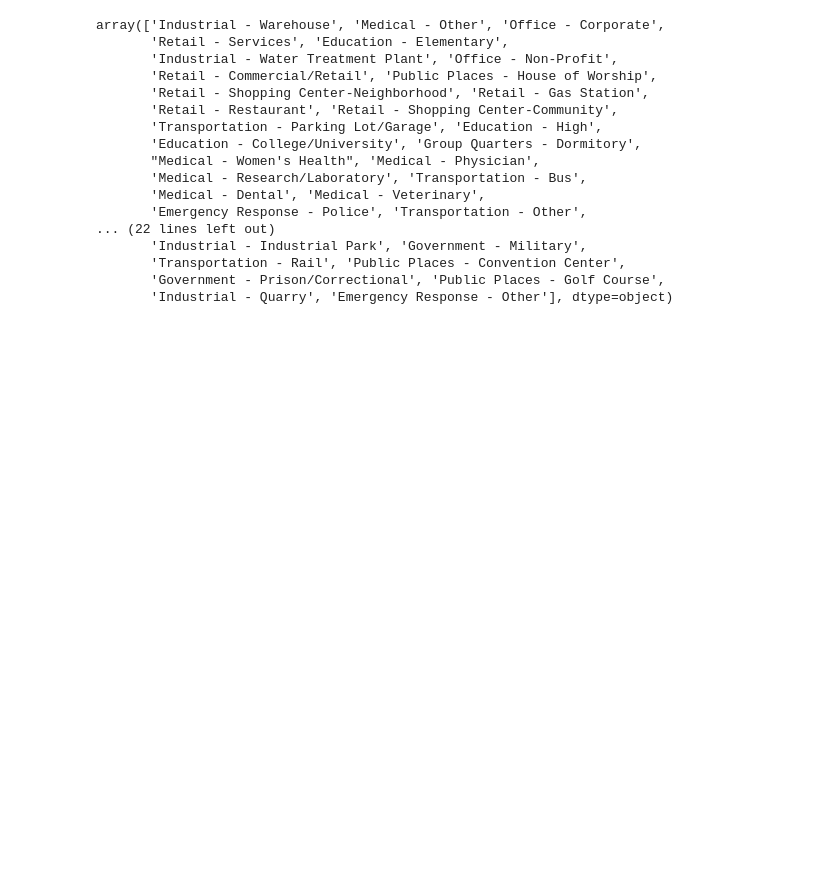
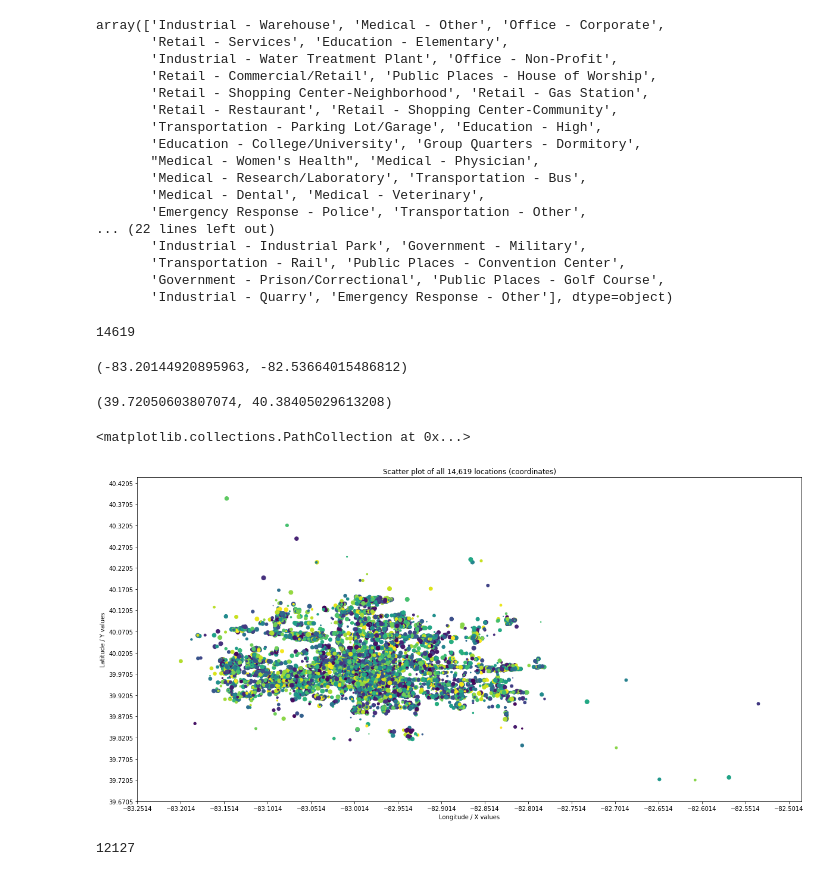
Before and after one commit to data-x-sp19/EVAC, a Jupyter notebook: NS_data.ipynb, the cells around one changed output. Saved outputs shown, nothing was run; the diff lists cells and outputs as text; code cells hidden in the pictures; blank space fills up the shorter version.

```diff
--- a/NS_data.ipynb
+++ b/NS_data.ipynb
@@ -18,3 +24,7 @@ df.head()
 | 2 | -82.978142 | 40.061762 | 5787327 | 811713.0 | 4661 KARL RD | Fresenius Kidney Care Central Ohi... | Medical - Other | NaN | Yes | Yes | ... |
 | 3 | -82.994076 | 39.952413 | 5787328 | 233764.0 | 500 S 4TH ST 1 | Advanced Auto Insurance Network | Office - Corporate | NaN | Yes | Yes | ... |
 | 4 | -83.012750 | 39.956807 | 5787329 | 589438.0 | 185 MCDOWELL ST | All American Welding | Retail - Services | NaN | Yes | Yes | ... |
+# %%
+#drop irrelevant columns
+df = df.drop(['POI_SOURCE', 'WEBSITE', 'OB_GYN', 'PEDIATRICS', 'PRIMARY_CARE'], axis=1)
+df.head()
@@ -38,3 +55,44 @@ array(['Industrial - Warehouse', 'Medical - Other', 'Office - Corporate',
        'Transportation - Rail', 'Public Places - Convention Center',
        'Government - Prison/Correctional', 'Public Places - Golf Course',
        'Industrial - Quarry', 'Emergency Response - Other'], dtype=object)
+# %%
+X_loc = df['X'] #longitude -> east/west
+Y_loc = df['Y'] #latitude -> north/south
+# %%
+len(df) # of points of interest
+# %% [output]
+14619
+# %%
+min(X_loc), max(X_loc)
+# %% [output]
+(-83.20144920895963, -82.53664015486812)
+# %%
+min(Y_loc), max(Y_loc)
+# %% [output]
+(39.72050603807074, 40.38405029613208)
+# %%
+N = len(X_loc)
+area = (50 * np.random.rand(N))
+
+plt.figure(figsize=(20,10))
+plt.title("Scatter plot of all 14,619 locations (coordinates)")
+# plt.axis([-83.25, -82.5, 39.65, 40.45])
+
+xi = np.arange(min(X_loc) - 0.05, max(X_loc) + 0.05, 0.05)
+yi = np.arange(min(Y_loc) - 0.05, max(Y_loc) + 0.05, 0.05)
+
+plt.xticks(xi)
+plt.yticks(yi)
+plt.xlim(min(X_loc) - 0.05, max(X_loc) + 0.05)
+plt.ylim(min(Y_loc) - 0.05, max(Y_loc) + 0.05)
+
+plt.xlabel("Longitude / X values")
+plt.ylabel("Latitude / Y values")
+plt.scatter(X_loc, Y_loc, s=area, c=np.random.rand(N))
+# %% [output]
+<matplotlib.collections.PathCollection at 0x...>
+[figure, added]
+# %%
+len(df['POI_NAME'].unique())
+# %% [output]
+12127
```
Also changed, not shown: parts of 9 cells of this notebook.
